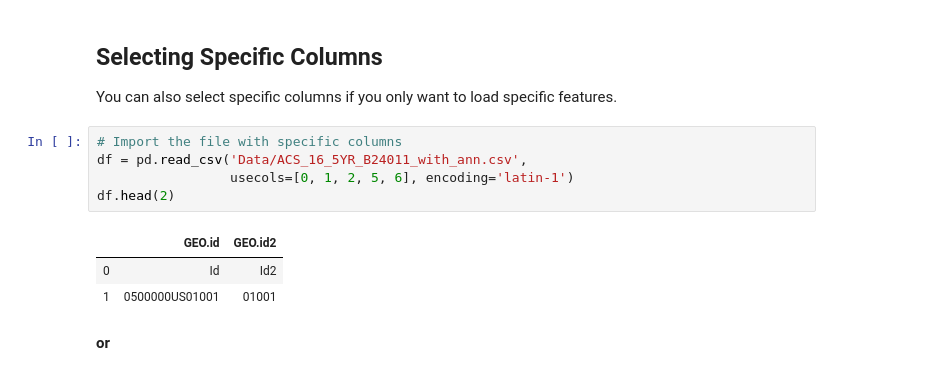
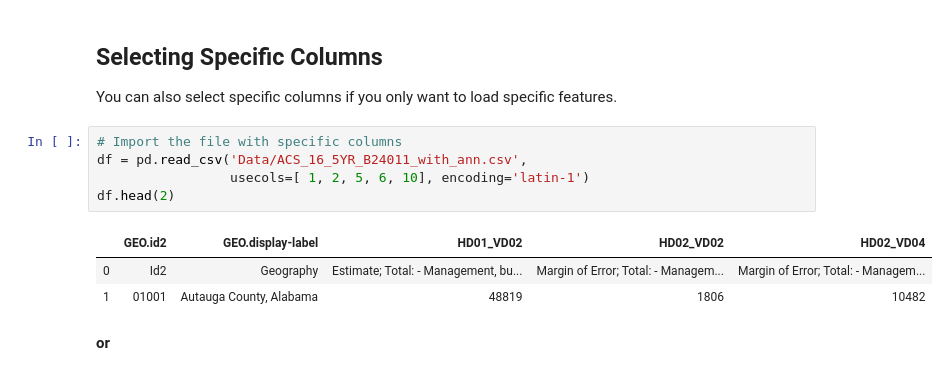
Before and after one commit to jskim1307/dsc-importing-data-using-pandas-hbs-ds-060120, a Jupyter notebook: index.ipynb, the cells around one changed output. Cells and saved outputs as stored; diff of their text form.

```diff
--- a/index.ipynb
+++ b/index.ipynb
@@ -150,12 +150,12 @@ You can also select specific columns if you only want to load specific features.
 # %%
 # Import the file with specific columns
 df = pd.read_csv('Data/ACS_16_5YR_B24011_with_ann.csv',
-                 usecols=[0, 1, 2, 5, 6], encoding='latin-1')
+                 usecols=[ 1, 2, 5, 6, 10], encoding='latin-1')
 df.head(2)
 # %% [output]
-|  | GEO.id | GEO.id2 |
-| 0 | Id | Id2 |
-| 1 | 0500000US01001 | 01001 |
+|  | GEO.id2 | GEO.display-label | HD01_VD02 | HD02_VD02 | HD02_VD04 |
+| 0 | Id2 | Geography | Estimate; Total: - Management, bu... | Margin of Error; Total: - Managem... | Margin of Error; Total: - Managem... |
+| 1 | 01001 | Autauga County, Alabama | 48819 | 1806 | 10482 |
 # %% [markdown]
 **or**
 # %%
```
